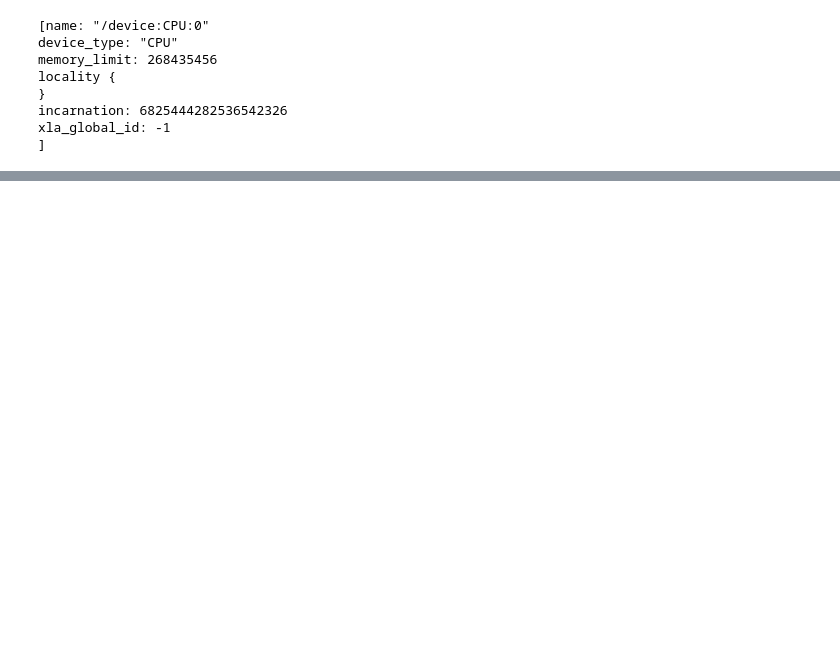
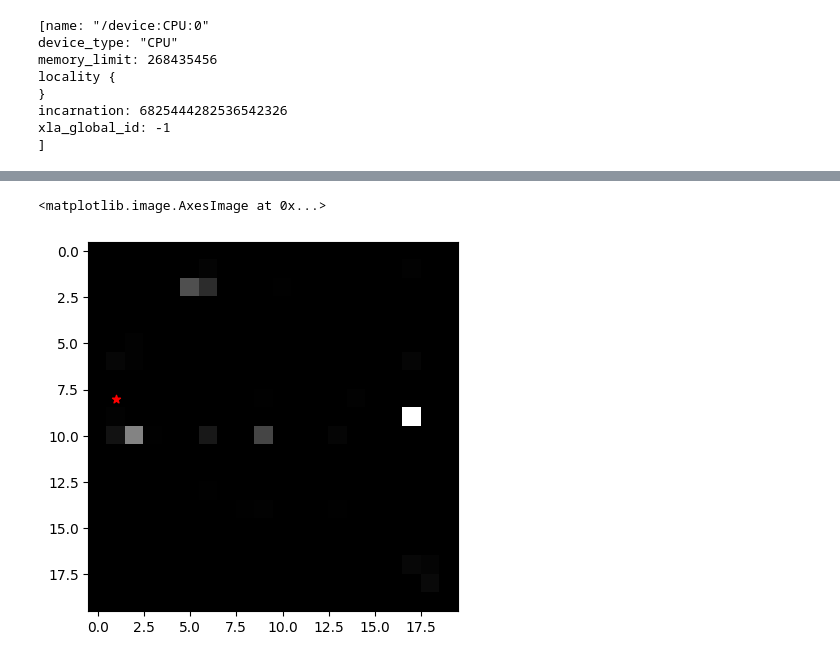
Before and after one commit to ukunliu/WSN_simulation, a Jupyter notebook: Polished_code/metric_learning_data/optimization.ipynb, the cells around one changed output, grey strips where cells are left out. Saved outputs shown, nothing was run; the diff lists cells and outputs as text; code cells hidden in the pictures; blank space fills up the shorter version.

```diff
--- a/Polished_code/metric_learning_data/optimization.ipynb
+++ b/Polished_code/metric_learning_data/optimization.ipynb
@@ -498,0 +617,19 @@ np.shape(sampled_inputs), np.shape([a_test, p_test, n_test])
+# %%
+hyper_parameters = dict(
+    n_hidden=1,
+    hidden_size=64,
+    dropout=0.1,
+    l2_reg=0.,
+)
+deep_triplet_model = DeepTripletModel(dim_obs, dim_comp, margin=2,
+                                      **hyper_parameters)
+
+deep_triplet_model.compile(loss=identity_loss, optimizer='adam')
+# fake_y = np.ones_like(pos_data_train['user_id'])
+
+deep_history = History()
+triplet_inputs = [anchor_train, pos_train, neg_train]
+validation_inputs = [anchor_test, pos_test, neg_test]
+validation_y_fake = np.ones(len(anchor_test))
+deep_triplet_model.fit(x=triplet_inputs, y=fake_y, shuffle=True,
+                    batch_size=32, epochs=20, callbacks=[deep_history], validation_data=[validation_inputs, validation_y_fake])
@@ -498,0 +668,16 @@ np.shape(sampled_inputs), np.shape([a_test, p_test, n_test])
+# %%
+ss = []
+ind = np.random.randint(len(anchor_test))
+# dm = DistanceModel(triplet_model)
+dm = DeepDistanceModel(deep_triplet_model)
+for c in cirs_obs_complex:
+    score_tmp = dm.predict(np.expand_dims([anchor_test[ind], c], axis=1))
+    ss.append(score_tmp.numpy()[0][0])
+
+img = np.reshape(ss, (20, 20))
+i, j = label_test[ind]//20, label_test[ind]%20
+plt.scatter(j, i, c='red', marker='*')
+plt.imshow(img, cmap='gray')
+# %% [output]
+<matplotlib.image.AxesImage at 0x...>
+[figure, added]
```
Also changed, not shown: parts of 47 cells of this notebook, 2 other files.
